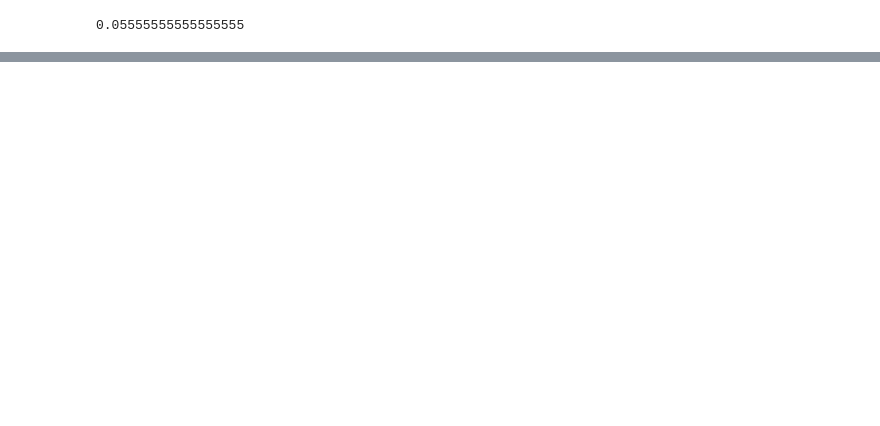
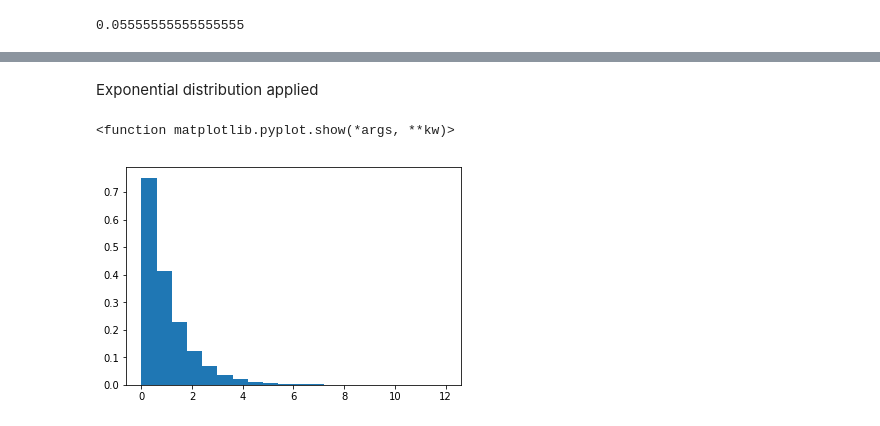
Before and after one commit to Nayade2lu/Numpy_random, a Jupyter notebook: Numpy.random.ipynb, the cells around one changed output, grey strips where cells are left out. Cells and saved outputs as stored; diff of their text form; code cells hidden in the pictures; blank space fills up the shorter version.

```diff
--- a/Numpy.random.ipynb
+++ b/Numpy.random.ipynb
@@ -543,0 +567,12 @@ plt.show()
+# %% [markdown]
+Exponential distribution applied
+# %%
+z = np.random.exponential(scale=1.0, size=300000)
+# defining z as the exponential function with the scale parameter, which is the inverse of the rate parameter \lambda
+# ad the size of values that is going to retur in the result
+# %%
+plt.hist(z, bins = 20, normed = True)
+plt.show
+# %% [output]
+<function matplotlib.pyplot.show(*args, **kw)>
+[figure, added]
```
Also changed, not shown: parts of 8 cells of this notebook.
